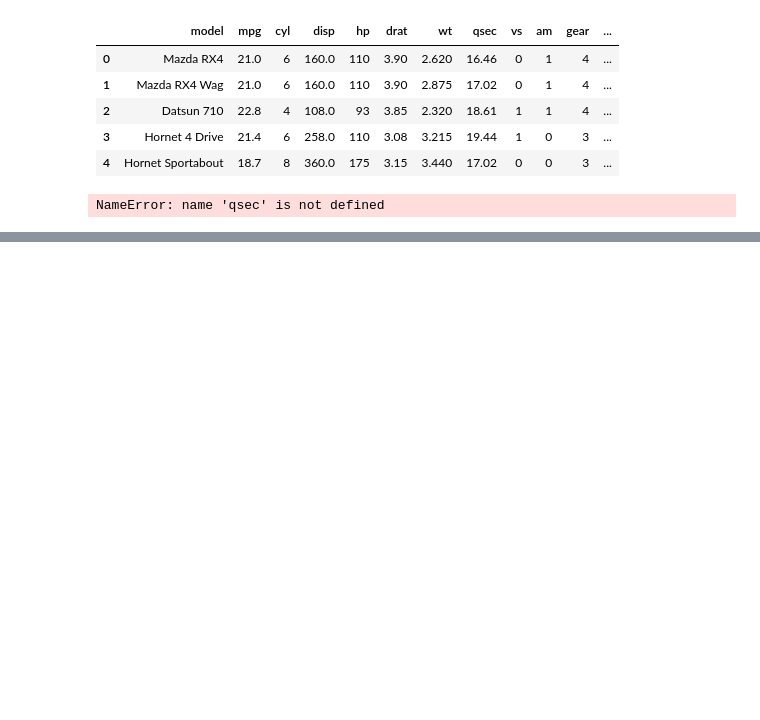
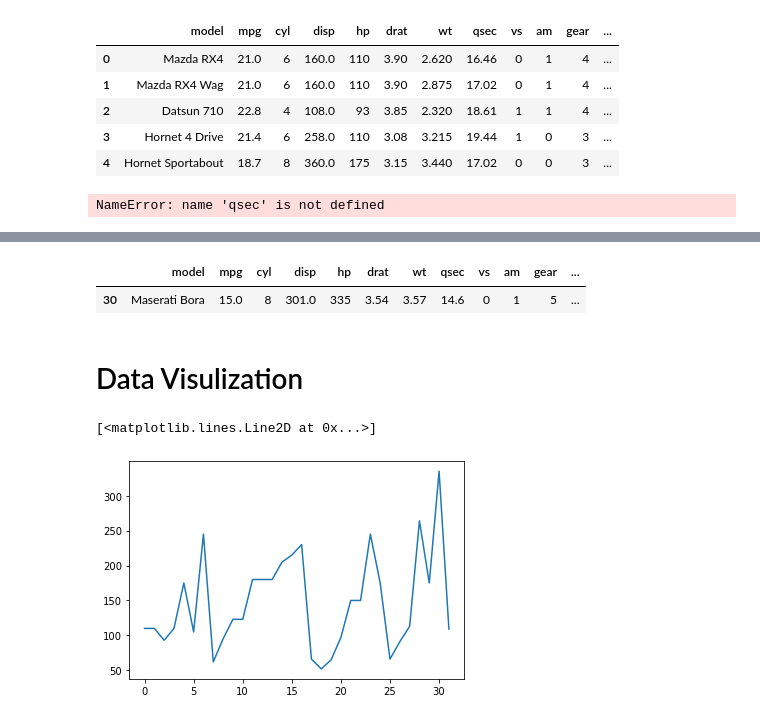
Before and after one commit to ripattna/Project, a Jupyter notebook: Jupyter_Notebook/Pandas/Car Data Analysis.ipynb, the cells around one changed output, grey strips where cells are left out. Saved outputs shown, nothing was run; the diff lists cells and outputs as text; code cells hidden in the pictures; blank space fills up the shorter version.

```diff
--- a/Jupyter_Notebook/Pandas/Car Data Analysis.ipynb
+++ b/Jupyter_Notebook/Pandas/Car Data Analysis.ipynb
@@ -247,2 +247,5 @@ cars.qsec=qsec.fillna(cars.qsec.mean())
 # %% [output]
 NameError: name 'qsec' is not defined
+# %%
+# Drop unwanted columns
+cars = cars.drop(columns=['S.No'])
@@ -248,0 +272,6 @@ NameError: name 'qsec' is not defined
+# %%
+# To convert the mpg from string to float
+cars.mpg = cars.mpg.astype(float)
+
+# See the changes
+cars.info(null_counts=True)
@@ -248,0 +481,5 @@ NameError: name 'qsec' is not defined
+# %%
+# Set the value "1" to the column "am"
+cars['am'] = 1
+cars
+# Below you can see the "am" value is changed to "1"
@@ -248,0 +504,5 @@ NameError: name 'qsec' is not defined
+# %%
+# Double up the records in 'am' using lamda function
+f = lambda x : x*2
+cars['2am'] = cars['am'].apply(f)
+cars
@@ -248,0 +627,22 @@ NameError: name 'qsec' is not defined
+# %%
+filter2 = (cars['cyl'] > 6) & (cars["hp"] > 300)
+# Apply filters to dataframe
+filtered_new1 = cars[filter2]
+# View filtered dataframe
+filtered_new1
+# %% [output]
+|  | model | mpg | cyl | disp | hp | drat | wt | qsec | vs | am | gear | ... |
+| 30 | Maserati Bora | 15.0 | 8 | 301.0 | 335 | 3.54 | 3.57 | 14.6 | 0 | 1 | 5 | ... |
+# %% [markdown]
+# Data Visulization
+# %%
+# import matplotlib
+import matplotlib.pyplot as plt
+%matplotlib inline
+# See how "hp" varies with each car with line plot
+y1 = cars['hp']
+x = range(32)
+plt.plot(x,y1)
+# %% [output]
+[<matplotlib.lines.Line2D at 0x...>]
+[figure, added]
```
Also changed, not shown: parts of 36 cells of this notebook, 10 other files.
